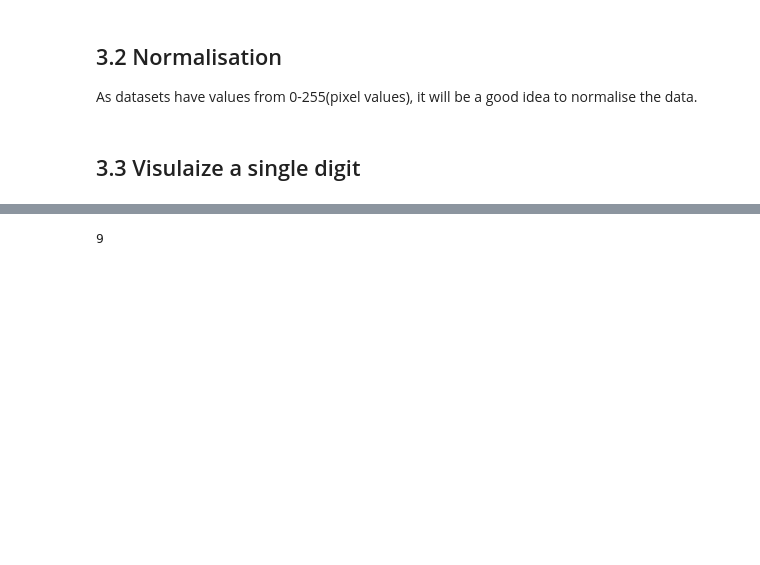
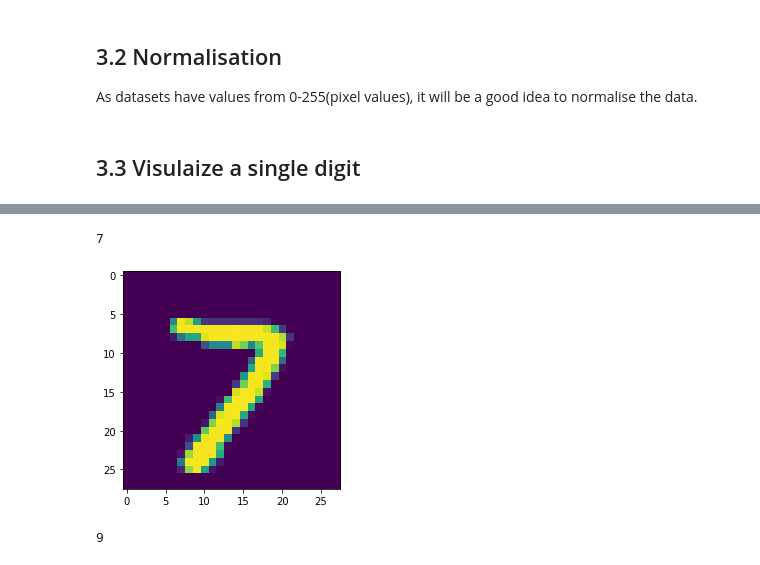
Before and after one commit to parthyadav13/Capstone3, a Jupyter notebook: Digit Recognition.ipynb, the cells around one changed output, grey strips where cells are left out. Cells and saved outputs as stored; diff of their text form; code cells hidden in the pictures; blank space fills up the shorter version.

```diff
--- a/Digit Recognition.ipynb
+++ b/Digit Recognition.ipynb
@@ -146,3 +153,9 @@ x_test = x_test/255
+# %%
+print(y_train[4000])
+plt.imshow(x_train[4000].reshape(28,28));
+# %% [output]
+7
+[figure, added]
 # %%
 print(y_train[3000])
 plt.imshow(x_train[3000].reshape(28,28));
```
Also changed, not shown: parts of 17 cells of this notebook, 1 other file.
